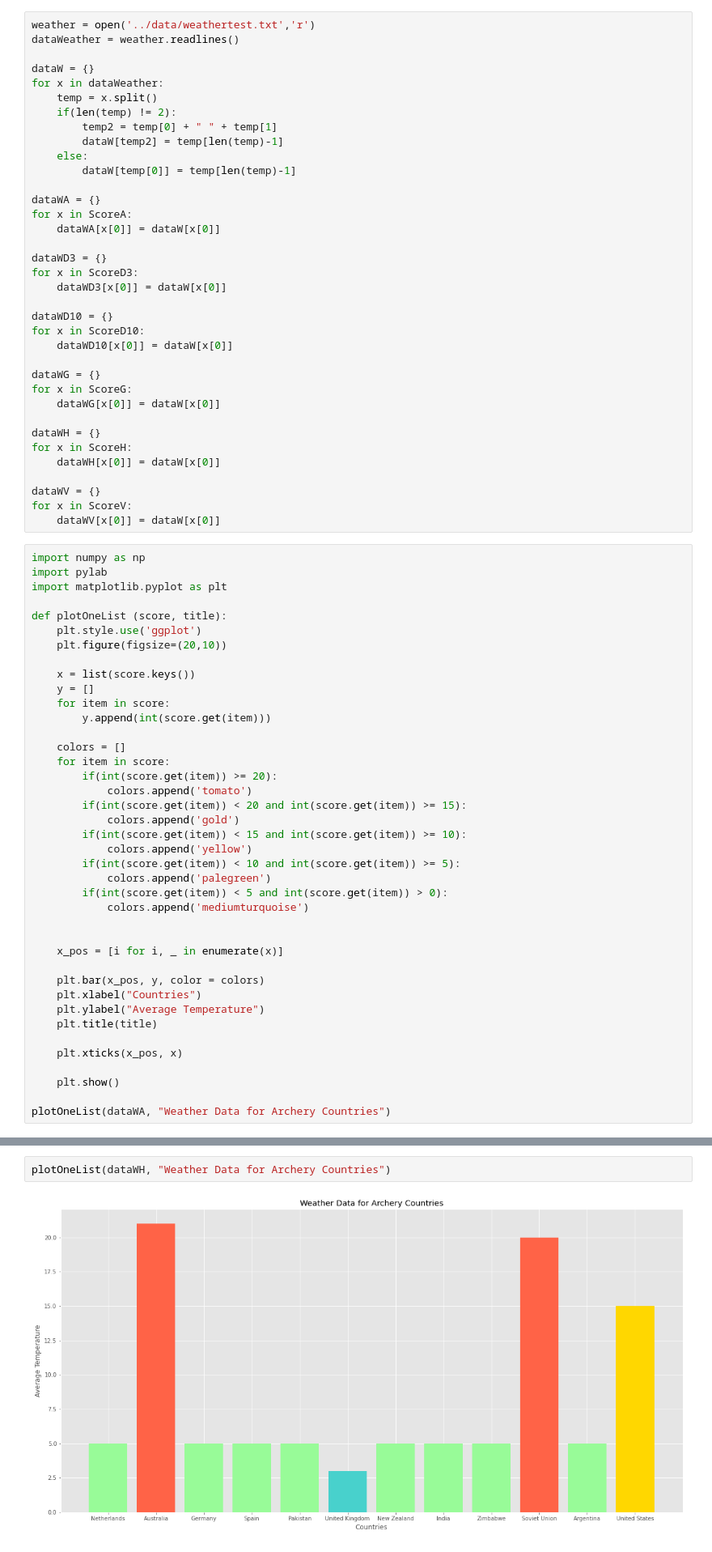
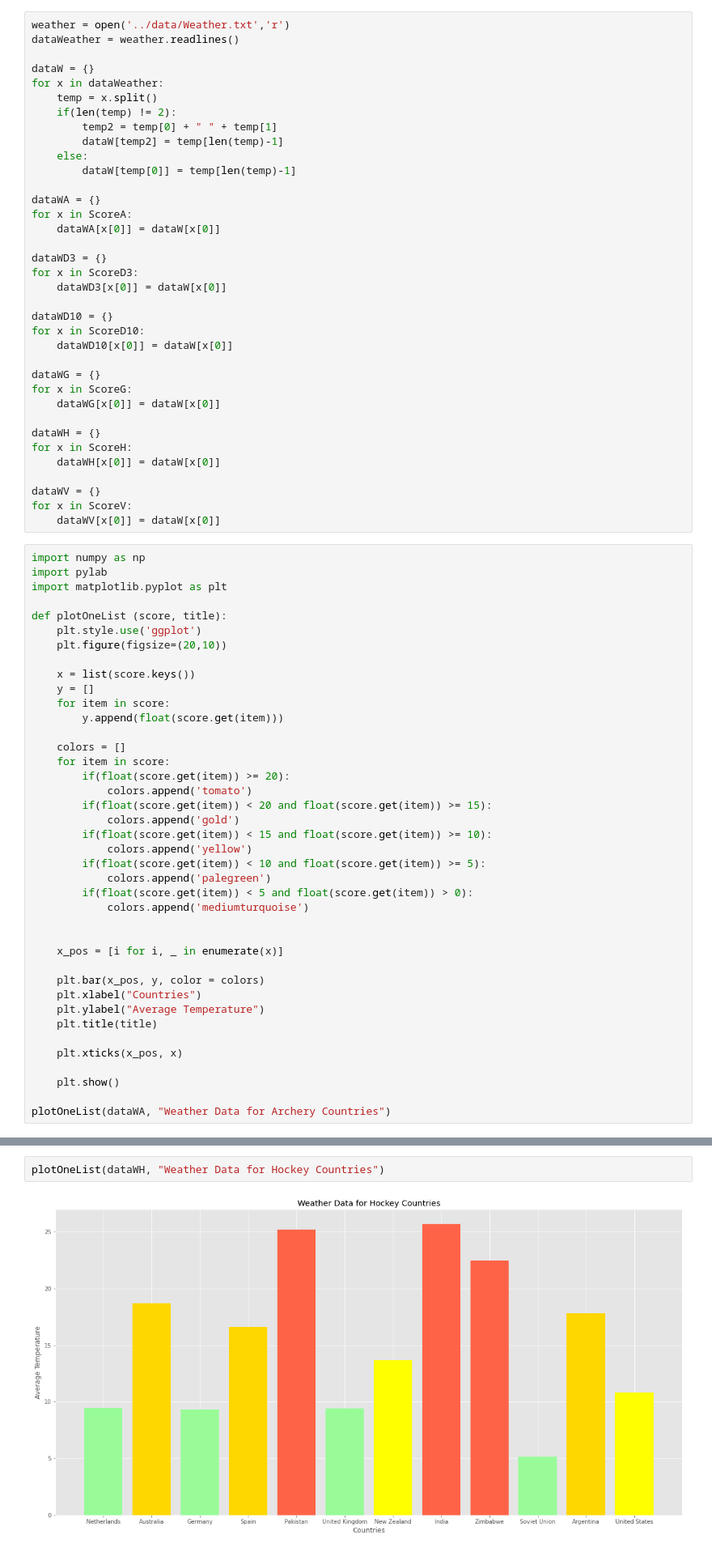
Before and after one commit to fdac20/Olympics, a Jupyter notebook: code/AnalyzeData.ipynb, the cells around one changed output, grey strips where cells are left out. Shown: that part at 81% size. Drawn from its saved outputs; the diff is of its cells as text.

```diff
--- a/code/AnalyzeData.ipynb
+++ b/code/AnalyzeData.ipynb
@@ -502,7 +501,7 @@ Canada  2
 Germany 2
 Switzerland     2
 # %%
-weather = open('../data/weathertest.txt','r')
+weather = open('../data/Weather.txt','r')
 dataWeather = weather.readlines()
 
 dataW = {}
@@ -549,19 +548,19 @@ def plotOneList (score, title):
     x = list(score.keys())
     y = []
     for item in score:
-        y.append(int(score.get(item)))
+        y.append(float(score.get(item)))
 
     colors = []
     for item in score:
-        if(int(score.get(item)) >= 20):
+        if(float(score.get(item)) >= 20):
             colors.append('tomato')
-        if(int(score.get(item)) < 20 and int(score.get(item)) >= 15):
+        if(float(score.get(item)) < 20 and float(score.get(item)) >= 15):
             colors.append('gold')
-        if(int(score.get(item)) < 15 and int(score.get(item)) >= 10):
+        if(float(score.get(item)) < 15 and float(score.get(item)) >= 10):
             colors.append('yellow')
-        if(int(score.get(item)) < 10 and int(score.get(item)) >= 5):
+        if(float(score.get(item)) < 10 and float(score.get(item)) >= 5):
             colors.append('palegreen')
-        if(int(score.get(item)) < 5 and int(score.get(item)) > 0):
+        if(float(score.get(item)) < 5 and float(score.get(item)) > 0):
             colors.append('mediumturquoise')
 
 
@@ -594,5 +593,5 @@ plotOneList(dataWG, "Weather Data for Archery Countries")
 # %%
-plotOneList(dataWH, "Weather Data for Archery Countries")
+plotOneList(dataWH, "Weather Data for Hockey Countries")
 # %% [output]
-[figure, old version]
+[figure, new version]
 # %%
```
Also changed, not shown: parts of 6 cells of this notebook.
